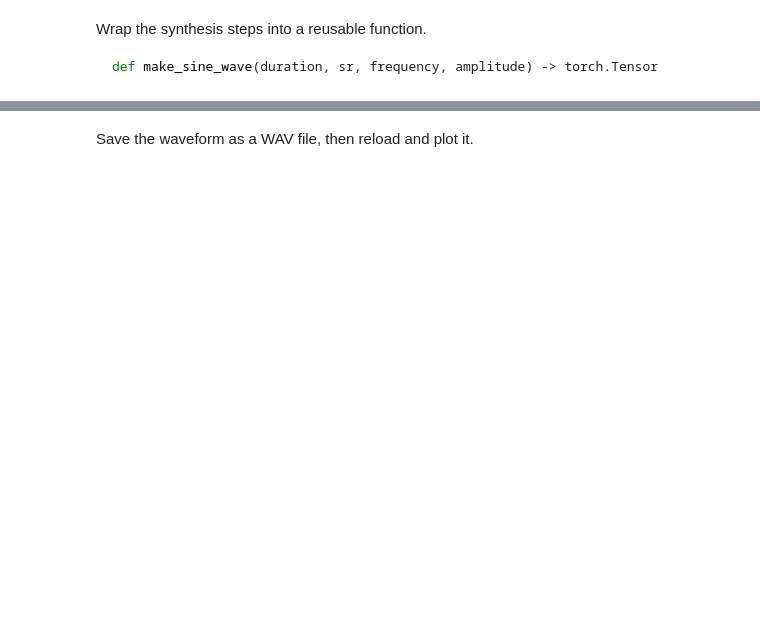
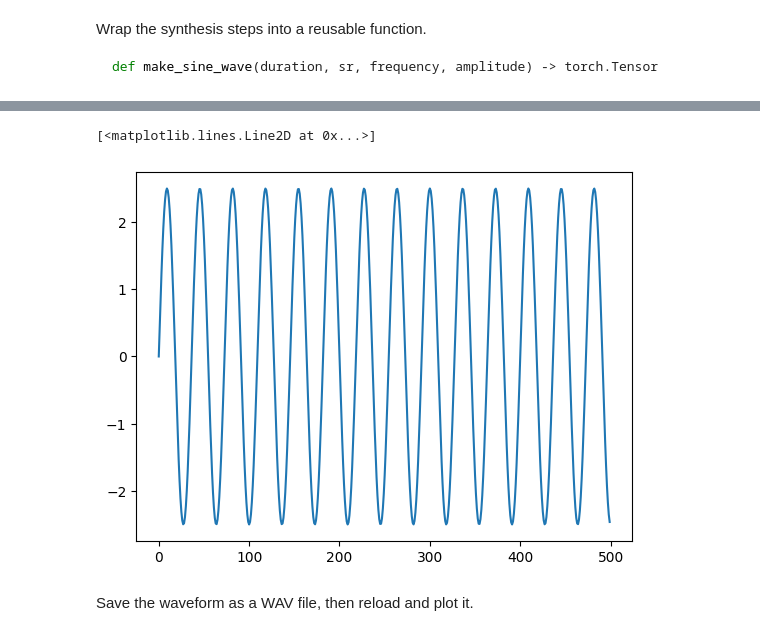
Before and after one commit to jdasam/ant5015, a Jupyter notebook: notebooks/3rd_week_pitch_classification.ipynb, the cells around one changed output, grey strips where cells are left out. Saved outputs shown, nothing was run; the diff lists cells and outputs as text; code cells hidden in the pictures; blank space fills up the shorter version.

```diff
--- a/notebooks/3rd_week_pitch_classification.ipynb
+++ b/notebooks/3rd_week_pitch_classification.ipynb
@@ -43,7 +62,14 @@ def make_sine_wave(duration, sr, frequency, amplitude) -> torch.Tensor
 # %%
 def make_sine_wave(duration, sr, frequency, amplitude):
     # TODO: implement
-    pass
+    num_sample = duration * sr
 
-sine_wave = make_sine_wave(3, 16000, 340, 2)
+    sample_t = torch.arange(0, num_sample)
+    sec_t = sample_t / sr
+
+    sin_wav = amplitude * torch.sin(2 * pi * frequency * sec_t)
+
+    return sin_wav
+
+sine_wave = make_sine_wave(3, 16000, 440, 2.5)
 ipd.Audio(sine_wave, rate=sr, normalize=True)
@@ -50,3 +78,8 @@ ipd.Audio(sine_wave, rate=sr, normalize=True)
+# %%
+plt.plot(sine_wave[:500])
+# %% [output]
+[<matplotlib.lines.Line2D at 0x...>]
+[figure, added]
 # %% [markdown]
 Save the waveform as a WAV file, then reload and plot it.
 # %%
```
Also changed, not shown: parts of 32 cells of this notebook.
